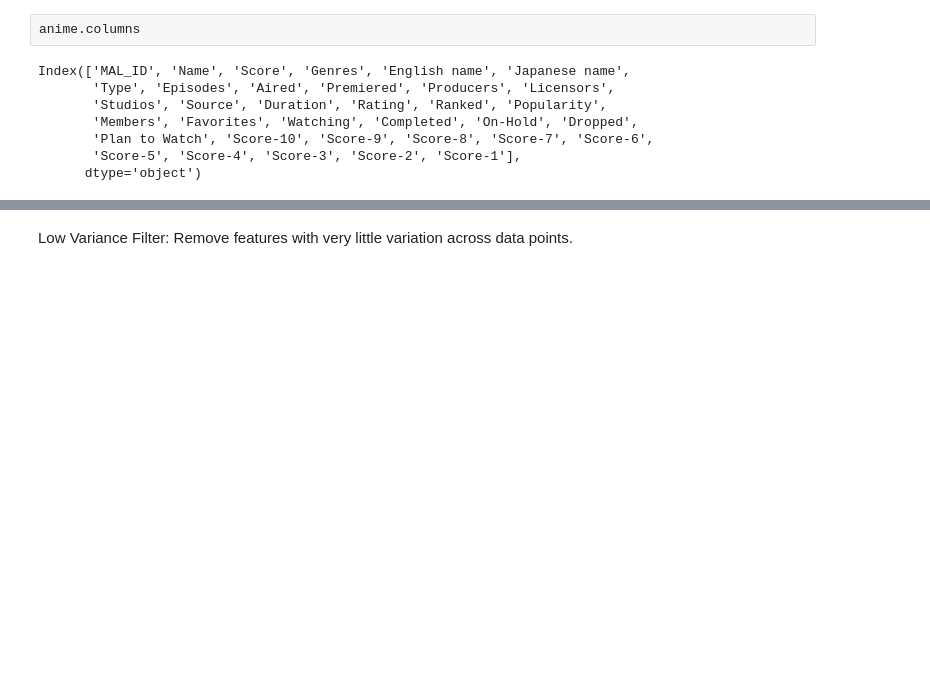
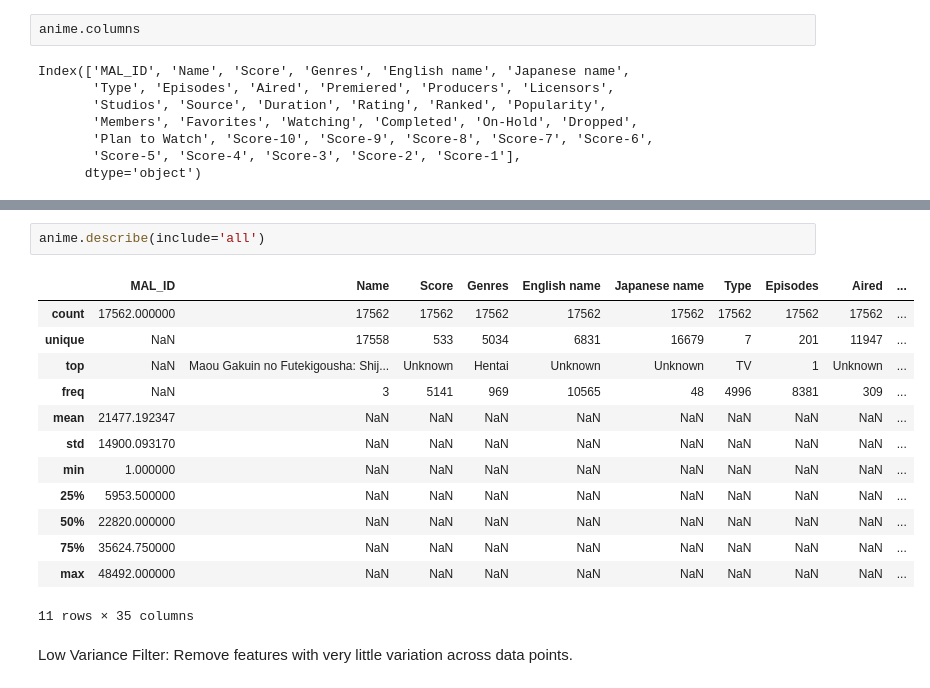
Before and after one commit to Parishri07/Anime-Recommendation-system, a Jupyter notebook: Anime_recommendation.ipynb, the cells around one changed output, grey strips where cells are left out. Cells and saved outputs as stored; diff of their text form; blank space fills up the shorter version.

```diff
--- a/Anime_recommendation.ipynb
+++ b/Anime_recommendation.ipynb
@@ -44,3 +79,19 @@ Index(['MAL_ID', 'Name', 'Score', 'Genres', 'English name', 'Japanese name',
+# %%
+anime.describe(include='all')
+# %% [output]
+|  | MAL_ID | Name | Score | Genres | English name | Japanese name | Type | Episodes | Aired | ... |
+| count | 17562.000000 | 17562 | 17562 | 17562 | 17562 | 17562 | 17562 | 17562 | 17562 | ... |
+| unique | NaN | 17558 | 533 | 5034 | 6831 | 16679 | 7 | 201 | 11947 | ... |
+| top | NaN | Maou Gakuin no Futekigousha: Shij... | Unknown | Hentai | Unknown | Unknown | TV | 1 | Unknown | ... |
+| freq | NaN | 3 | 5141 | 969 | 10565 | 48 | 4996 | 8381 | 309 | ... |
+| mean | 21477.192347 | NaN | NaN | NaN | NaN | NaN | NaN | NaN | NaN | ... |
+| std | 14900.093170 | NaN | NaN | NaN | NaN | NaN | NaN | NaN | NaN | ... |
+| min | 1.000000 | NaN | NaN | NaN | NaN | NaN | NaN | NaN | NaN | ... |
+| 25% | 5953.500000 | NaN | NaN | NaN | NaN | NaN | NaN | NaN | NaN | ... |
+| 50% | 22820.000000 | NaN | NaN | NaN | NaN | NaN | NaN | NaN | NaN | ... |
+| 75% | 35624.750000 | NaN | NaN | NaN | NaN | NaN | NaN | NaN | NaN | ... |
+| max | 48492.000000 | NaN | NaN | NaN | NaN | NaN | NaN | NaN | NaN | ... |
+11 rows × 35 columns
 # %% [markdown]
 Low Variance Filter:
 Remove features with very little variation across data points.
```
Also changed, not shown: parts of 12 cells of this notebook.
